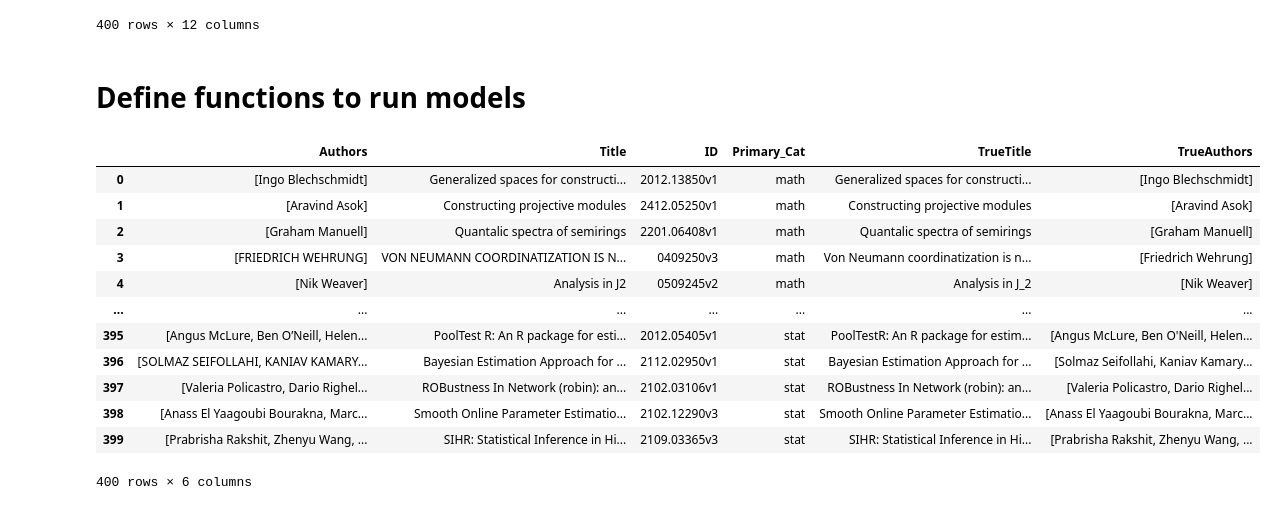
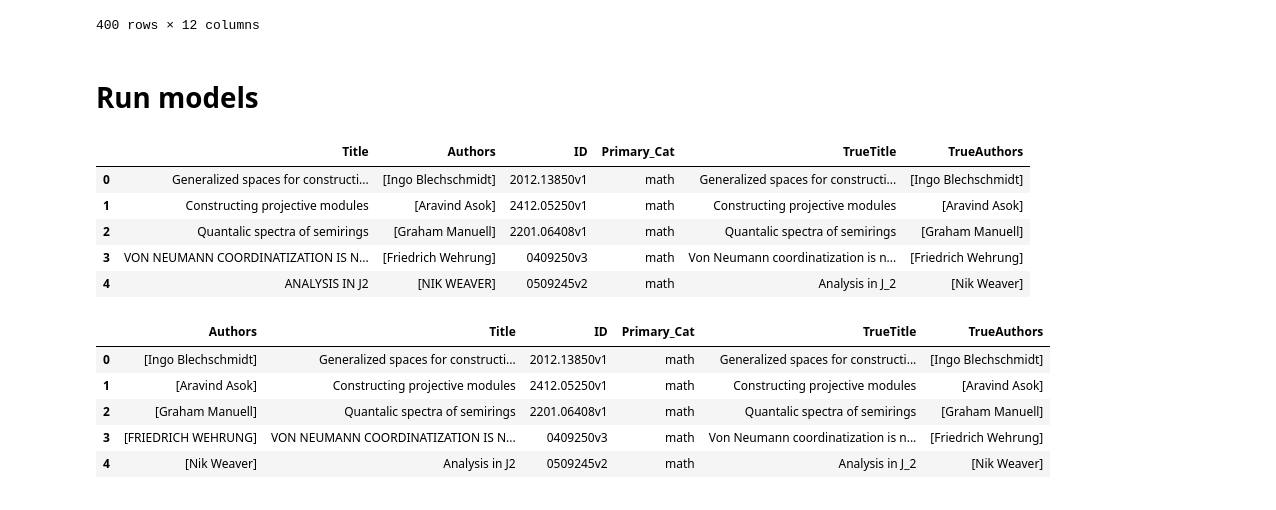
Before and after one commit to TLdgh/chatGPT, a Jupyter notebook: src/run_models.ipynb, the cells around one changed output. Saved outputs shown, nothing was run; the diff lists cells and outputs as text; code cells hidden in the pictures.

Commit message:
Define a class for the experiment and instantiate the class in Notebook.

```diff
--- a/src/run_models.ipynb
+++ b/src/run_models.ipynb
@@ -63,5 +63,3 @@ display(metadata)
 | 398 | 2102.12290v3 | 2021-02-24T13:55:30Z | Smooth Online Parameter Estimatio... | [Anass El Yaagoubi Bourakna, Marc... | No Journal_Ref | No Comment | Multivariate time series data app... | Statistics and Its Interface Volu... | stat | ... |
 | 399 | 2109.03365v3 | 2021-09-07T23:02:52Z | SIHR: Statistical Inference in Hi... | [Prabrisha Rakshit, Zhenyu Wang, ... | No Journal_Ref | No Comment | We introduce the R package \CRANp... | CONTRIBUTED RESEARCH ARTICLE 1\nS... | stat | ... |
 400 rows × 12 columns
-# %% [markdown]
-# Define functions to run models
@@ -154,21 +66,34 @@ prompt_message = "Extract the title and author names from this research paper: \
+# %% [markdown]
+# Run models
+# %%
+prompt_message = "Extract the title and author names from this research paper: \"{}\". If a field cannot be found, return 'NA'. "
+
+
+exp1=llm_utils.TitleAuthorExperiment(user_prompt=prompt_message, keys=keys)
+exp1.GetTitleAuthor_llama(metadata=metadata.iloc[0:5,])
+exp1.GetTitleAuthor_gemini(metadata=metadata.iloc[0:5,])
+# %%
+
+with open(exp1.resultpath['LlamaResult']) as outfile:
+    outputs=json.load(outfile)
+df_llama = pd.json_normalize(outputs)
+display(df_llama)
+# %% [output]
+|  | Title | Authors | ID | Primary_Cat | TrueTitle | TrueAuthors |
+| 0 | Generalized spaces for constructi... | [Ingo Blechschmidt] | 2012.13850v1 | math | Generalized spaces for constructi... | [Ingo Blechschmidt] |
+| 1 | Constructing projective modules | [Aravind Asok] | 2412.05250v1 | math | Constructing projective modules | [Aravind Asok] |
+| 2 | Quantalic spectra of semirings | [Graham Manuell] | 2201.06408v1 | math | Quantalic spectra of semirings | [Graham Manuell] |
+| 3 | VON NEUMANN COORDINATIZATION IS N... | [Friedrich Wehrung] | 0409250v3 | math | Von Neumann coordinatization is n... | [Friedrich Wehrung] |
+| 4 | ANALYSIS IN J2 | [NIK WEAVER] | 0509245v2 | math | Analysis in J_2 | [Nik Weaver] |
 # %%
-GetTitleAuthor_gemini(metadata=metadata, user_prompt=prompt_message, api_key=gemini_key)
-
-with open(os.path.join(rootdir, 'results', 'gemini_results.json')) as outfile:
+with open(exp1.resultpath['GeminiResult']) as outfile:
     outputs=json.load(outfile)
 df_gemini = pd.json_normalize(outputs)
 display(df_gemini)
 # %% [output]
 |  | Authors | Title | ID | Primary_Cat | TrueTitle | TrueAuthors |
 | 0 | [Ingo Blechschmidt] | Generalized spaces for constructi... | 2012.13850v1 | math | Generalized spaces for constructi... | [Ingo Blechschmidt] |
 | 1 | [Aravind Asok] | Constructing projective modules | 2412.05250v1 | math | Constructing projective modules | [Aravind Asok] |
 | 2 | [Graham Manuell] | Quantalic spectra of semirings | 2201.06408v1 | math | Quantalic spectra of semirings | [Graham Manuell] |
 | 3 | [FRIEDRICH WEHRUNG] | VON NEUMANN COORDINATIZATION IS N... | 0409250v3 | math | Von Neumann coordinatization is n... | [Friedrich Wehrung] |
 | 4 | [Nik Weaver] | Analysis in J2 | 0509245v2 | math | Analysis in J_2 | [Nik Weaver] |
-| ... | ... | ... | ... | ... | ... | ... |
-| 395 | [Angus McLure, Ben O’Neill, Helen... | PoolTest R: An R package for esti... | 2012.05405v1 | stat | PoolTestR: An R package for estim... | [Angus McLure, Ben O'Neill, Helen... |
-| 396 | [SOLMAZ SEIFOLLAHI, KANIAV KAMARY... | Bayesian Estimation Approach for ... | 2112.02950v1 | stat | Bayesian Estimation Approach for ... | [Solmaz Seifollahi, Kaniav Kamary... |
-| 397 | [Valeria Policastro, Dario Righel... | ROBustness In Network (robin): an... | 2102.03106v1 | stat | ROBustness In Network (robin): an... | [Valeria Policastro, Dario Righel... |
-| 398 | [Anass El Yaagoubi Bourakna, Marc... | Smooth Online Parameter Estimatio... | 2102.12290v3 | stat | Smooth Online Parameter Estimatio... | [Anass El Yaagoubi Bourakna, Marc... |
-| 399 | [Prabrisha Rakshit, Zhenyu Wang, ... | SIHR: Statistical Inference in Hi... | 2109.03365v3 | stat | SIHR: Statistical Inference in Hi... | [Prabrisha Rakshit, Zhenyu Wang, ... |
-400 rows × 6 columns
```
Also changed, not shown: parts of 2 cells of this notebook, 1 other file.
